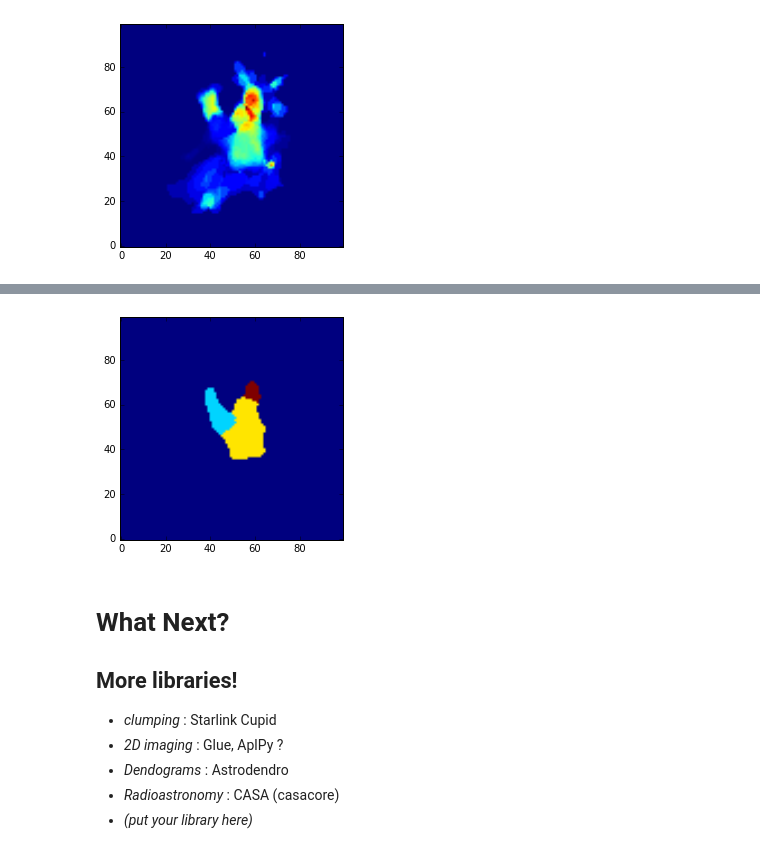
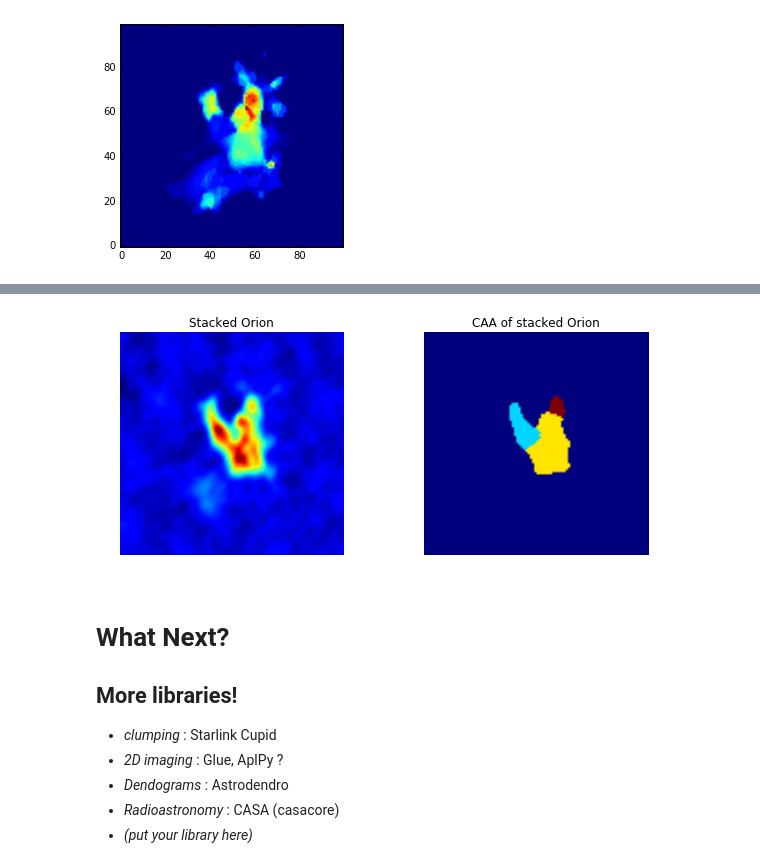
Before and after one commit to ChileanVirtualObservatory/acalib, a Jupyter notebook: notebooks/ACALib FONDEF.ipynb, the cells around one changed output, grey strips where cells are left out. Cells and saved outputs as stored; diff of their text form; code cells hidden in the pictures.

Commit message:
improved visualization of results of 2D clumpfind

```diff
--- a/notebooks/ACALib FONDEF.ipynb
+++ b/notebooks/ACALib FONDEF.ipynb
@@ -471,8 +468,16 @@ plt.show()
-# %%
-plt.imshow(resultC2D.data, origin='lower')
-plt.show()
-# %% [output]
-[figure, removed]
+# %%
+plt.figure(figsize=(10,4))
+plt.subplot(1,2,1)
+plt.imshow(stacked_orion.data, origin='lower')
+plt.title("Stacked Orion")
+plt.axis('off')
+plt.subplot(1,2,2)
+plt.imshow(resultC2D.data, origin='lower')
+plt.title("CAA of stacked Orion")
+plt.axis('off')
+plt.show()
+# %% [output]
+[figure, added]
 # %% [markdown]
 # What Next?
 
```
Also changed, not shown: parts of 3 cells of this notebook.
